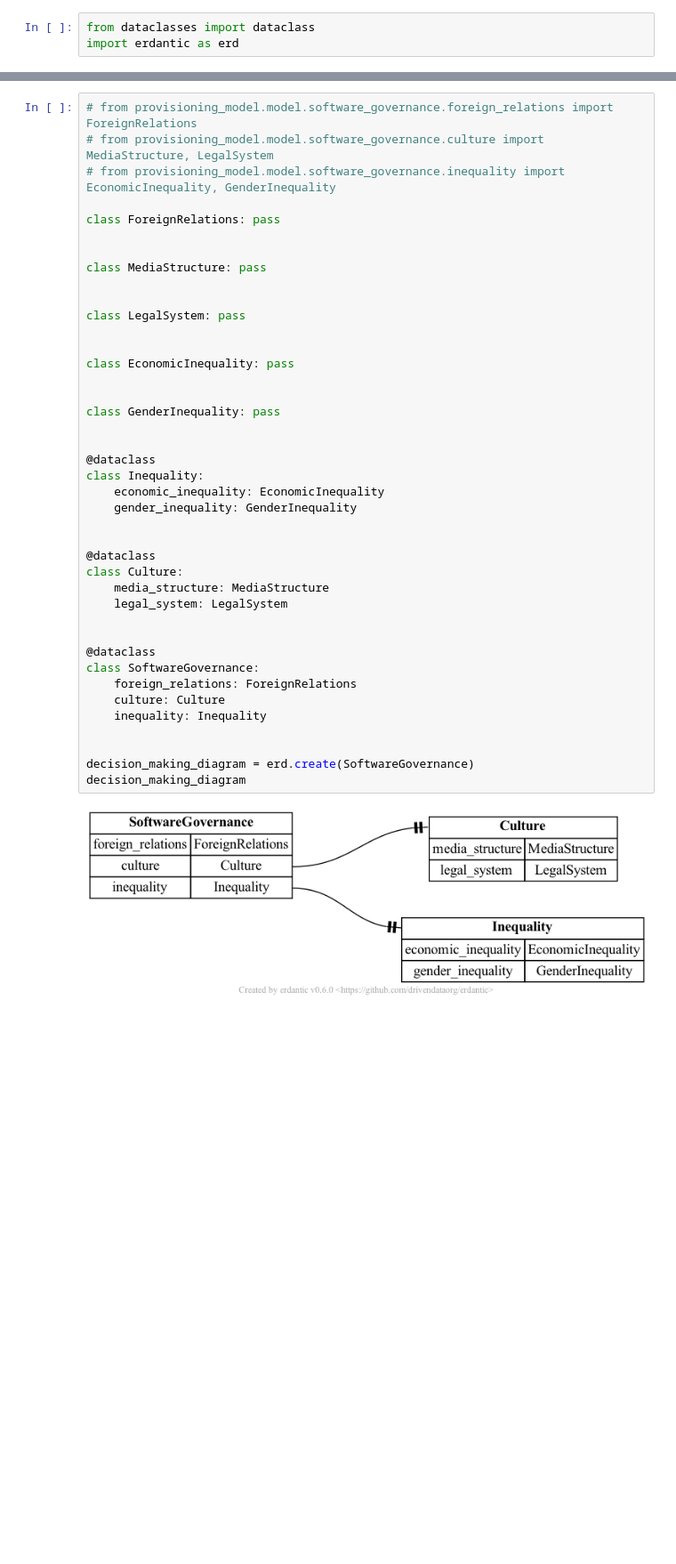
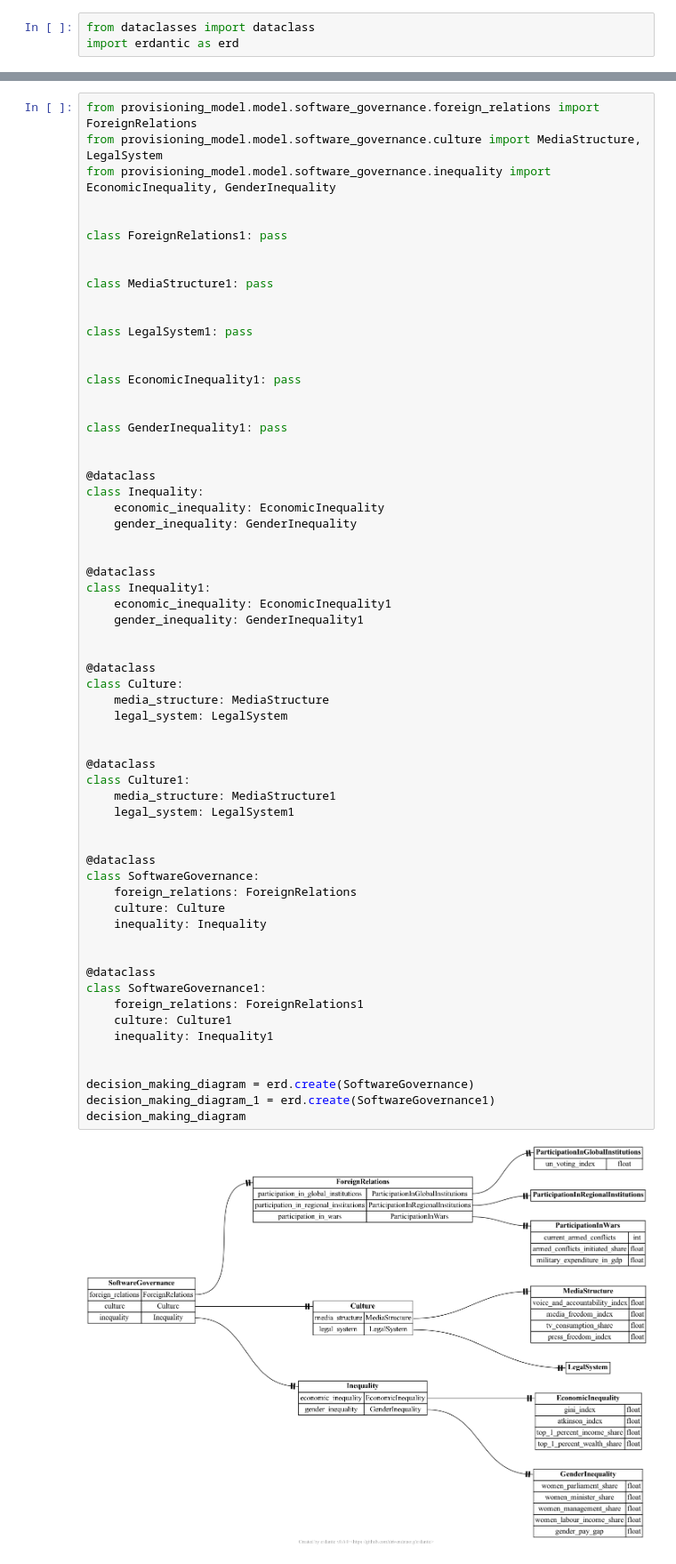
Before and after one commit to saviorand/provisioning-model, a Jupyter notebook: provisioning_model/notebooks/model.ipynb, the cells around one changed output, grey strips where cells are left out. Shown: that part at 89% size. Drawn from its saved outputs; the diff is of its cells as text; blank space fills up the shorter version.

```diff
--- a/provisioning_model/notebooks/model.ipynb
+++ b/provisioning_model/notebooks/model.ipynb
@@ -151,46 +212,67 @@ dissipation_diagram
 # %%
-# from provisioning_model.model.software_governance.foreign_relations import ForeignRelations
-# from provisioning_model.model.software_governance.culture import MediaStructure, LegalSystem
-# from provisioning_model.model.software_governance.inequality import EconomicInequality, GenderInequality
-
-class ForeignRelations: pass
+from provisioning_model.model.software_governance.foreign_relations import ForeignRelations
+from provisioning_model.model.software_governance.culture import MediaStructure, LegalSystem
+from provisioning_model.model.software_governance.inequality import EconomicInequality, GenderInequality
 
 
-class MediaStructure: pass
+class ForeignRelations1: pass
 
 
-class LegalSystem: pass
+class MediaStructure1: pass
 
 
-class EconomicInequality: pass
+class LegalSystem1: pass
 
 
-class GenderInequality: pass
+class EconomicInequality1: pass
+
+
+class GenderInequality1: pass
 
 
 @dataclass
 class Inequality:
     economic_inequality: EconomicInequality
     gender_inequality: GenderInequality
 
 
 @dataclass
+class Inequality1:
+    economic_inequality: EconomicInequality1
+    gender_inequality: GenderInequality1
+
+
+@dataclass
 class Culture:
     media_structure: MediaStructure
     legal_system: LegalSystem
+
+
+@dataclass
+class Culture1:
+    media_structure: MediaStructure1
+    legal_system: LegalSystem1
 
 
 @dataclass
 class SoftwareGovernance:
     foreign_relations: ForeignRelations
     culture: Culture
     inequality: Inequality
 
 
+@dataclass
+class SoftwareGovernance1:
+    foreign_relations: ForeignRelations1
+    culture: Culture1
+    inequality: Inequality1
+
+
 decision_making_diagram = erd.create(SoftwareGovernance)
+decision_making_diagram_1 = erd.create(SoftwareGovernance1)
 decision_making_diagram
 # %% [output]
-[figure, old version]
+[figure, new version]
 # %%
 @dataclass
 class Provisioning:
```
Also changed, not shown: parts of 9 cells of this notebook, 2 other files.
